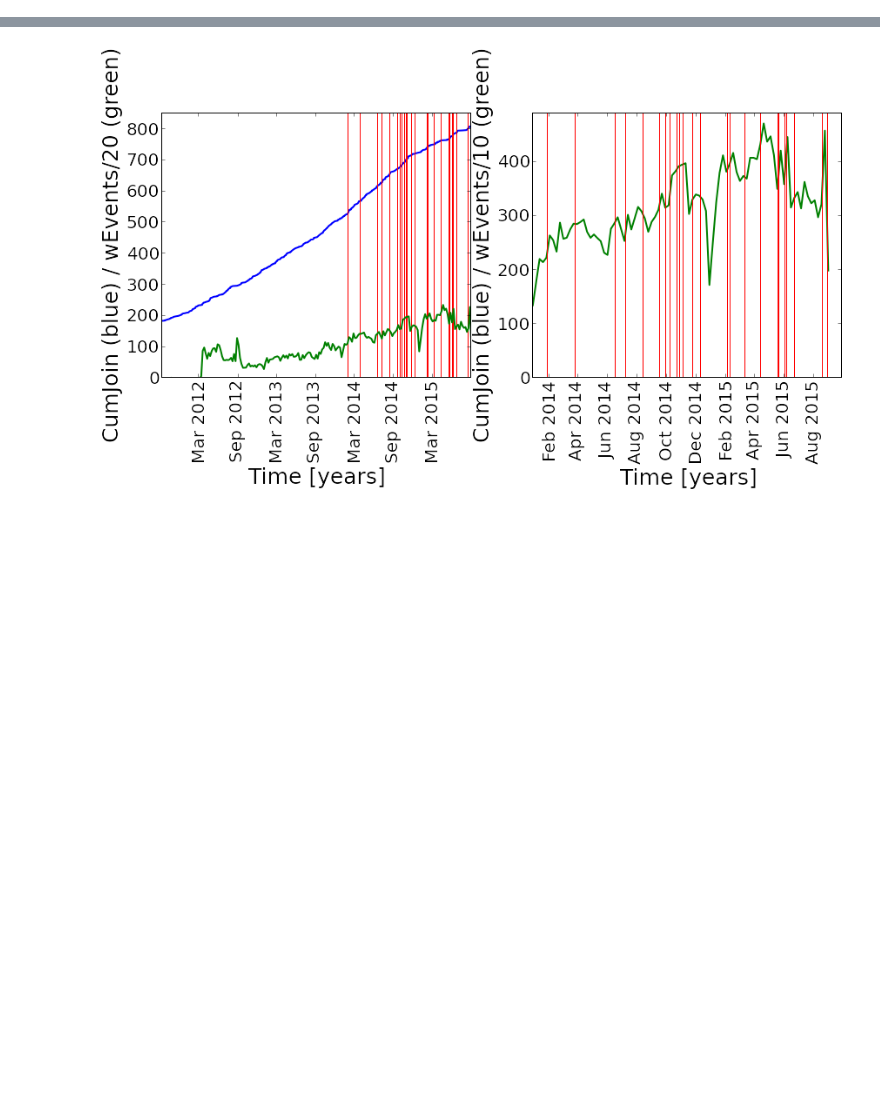
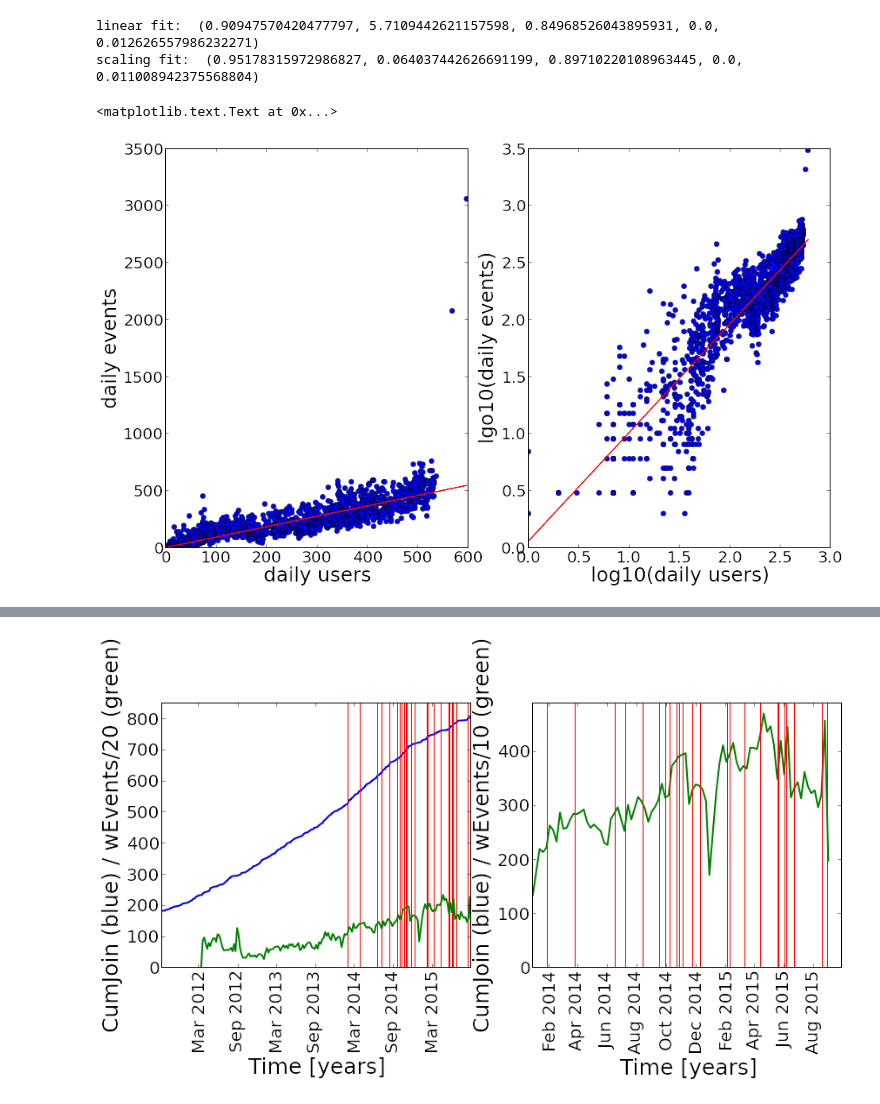
Before and after one commit to wazaahhh/patchwork, a Jupyter notebook: patchwork.ipynb, the cells around one changed output, grey strips where cells are left out. Saved outputs shown, nothing was run; the diff lists cells and outputs as text; code cells hidden in the pictures; blank space fills up the shorter version.

```diff
--- a/patchwork.ipynb
+++ b/patchwork.ipynb
@@ -29,0 +110,28 @@ userDic,pwDates = parseUsers()
+# %%
+pl.figure(1,(15,9))
+pl.subplot(121)
+fit = S.linregress(uY,Y)
+print "linear fit: ", fit
+pl.plot(uY,Y,'o')
+pl.plot(uY,uY*fit[0] + fit[1],'r-')
+
+pl.xlabel("daily users")
+pl.ylabel("daily events")
+
+pl.subplot(122)
+
+cond = (uY > 0)*(Y > 0)
+lx = np.log10(uY[cond])
+ly = np.log10(Y[cond])
+
+fit = S.linregress(lx,ly)
+print "scaling fit: ", fit
+pl.plot(lx,ly,'bo')
+pl.plot(lx,lx*fit[0] + fit[1],'r-')
+pl.xlabel("log10(daily users)")
+pl.ylabel("lgo10(daily events)")
+# %% [output]
+linear fit:  (0.90947570420477797, 5.7109442621157598, 0.84968526043895931, 0.0, 0.012626557986232271)
+scaling fit:  (0.95178315972986827, 0.064037442626691199, 0.89710220108963445, 0.0, 0.011008942375568804)
+<matplotlib.text.Text at 0x...>
+[figure, added]
```
Also changed, not shown: parts of 10 cells of this notebook.
